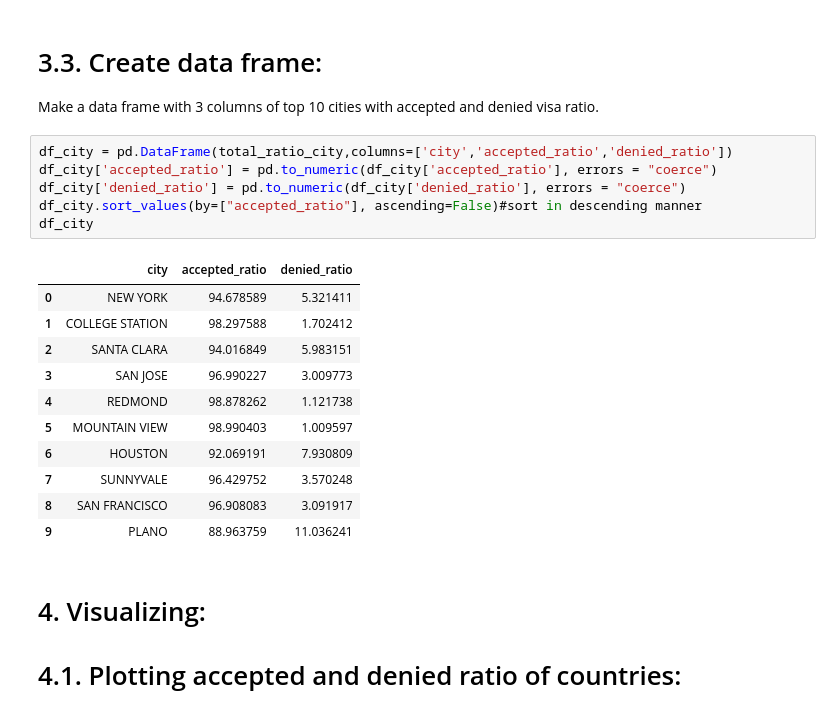
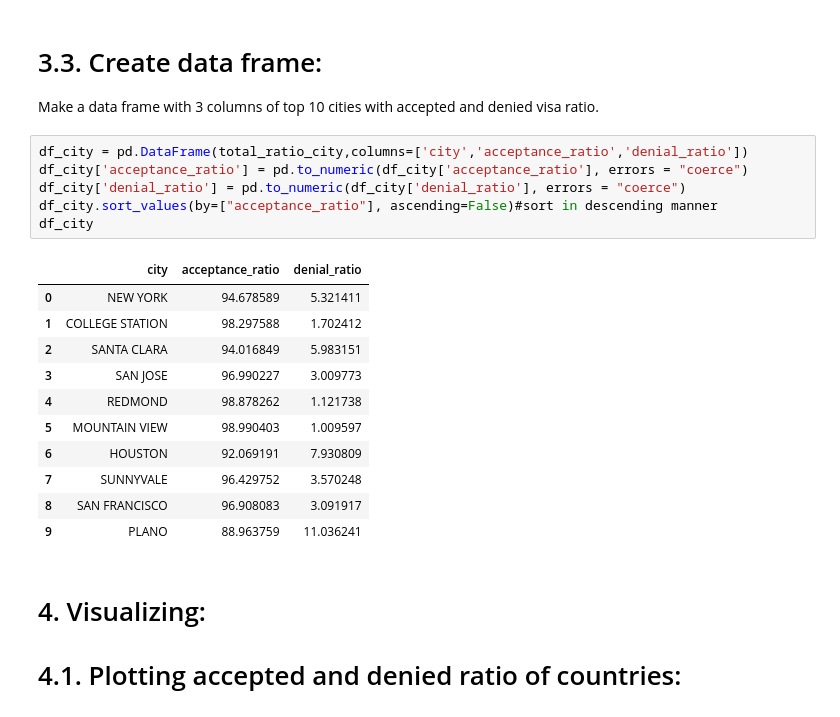
Before and after one commit to fall4knight/US-visa-application, a Jupyter notebook: US_visa_application_analysis_marjan.ipynb, the cells around one changed output. Drawn from its saved outputs; the diff is of its cells as text.

```diff
--- a/US_visa_application_analysis_marjan.ipynb
+++ b/US_visa_application_analysis_marjan.ipynb
@@ -334,13 +348,13 @@ df_state
 # 3.3. Create data frame:
 Make a data frame with 3 columns of top 10 cities with accepted and denied visa ratio.
 # %%
-df_city = pd.DataFrame(total_ratio_city,columns=['city','accepted_ratio','denied_ratio'])
-df_city['accepted_ratio'] = pd.to_numeric(df_city['accepted_ratio'], errors = "coerce")
-df_city['denied_ratio'] = pd.to_numeric(df_city['denied_ratio'], errors = "coerce")
-df_city.sort_values(by=["accepted_ratio"], ascending=False)#sort in descending manner
+df_city = pd.DataFrame(total_ratio_city,columns=['city','acceptance_ratio','denial_ratio'])
+df_city['acceptance_ratio'] = pd.to_numeric(df_city['acceptance_ratio'], errors = "coerce")
+df_city['denial_ratio'] = pd.to_numeric(df_city['denial_ratio'], errors = "coerce")
+df_city.sort_values(by=["acceptance_ratio"], ascending=False)#sort in descending manner
 df_city
 # %% [output]
-|  | city | accepted_ratio | denied_ratio |
+|  | city | acceptance_ratio | denial_ratio |
 | 0 | NEW YORK | 94.678589 | 5.321411 |
 | 1 | COLLEGE STATION | 98.297588 | 1.702412 |
 | 2 | SANTA CLARA | 94.016849 | 5.983151 |
```
Also changed, not shown: parts of 14 cells of this notebook.
